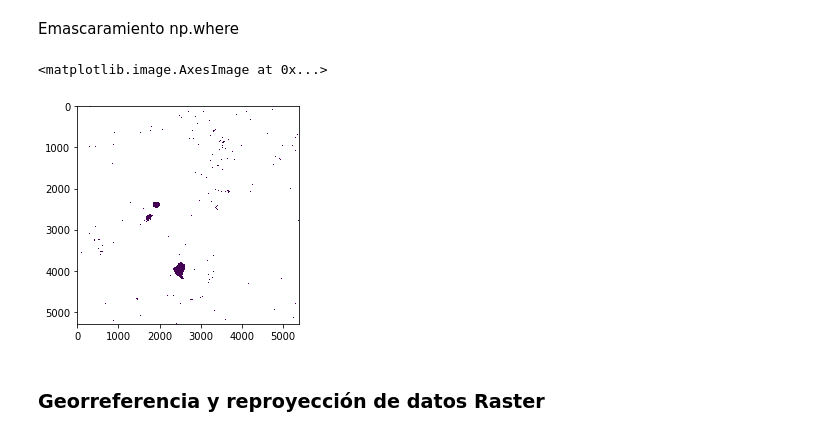
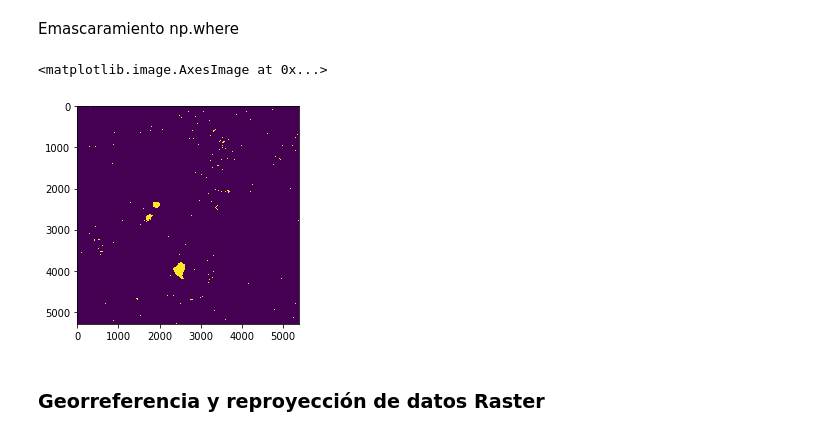
Before and after one commit to UrielMendoza/Curso-RV-python, a Jupyter notebook: Martes_resuelto.ipynb, the cells around one changed output. Cells and saved outputs as stored; diff of their text form; code cells hidden in the pictures.

```diff
--- a/Martes_resuelto.ipynb
+++ b/Martes_resuelto.ipynb
@@ -388,11 +381,11 @@ np.nanmax(ndwi)
 # %% [markdown]
 Emascaramiento np.where
 # %%
-ndwi = np.where(ndwi > 10 , np.nan,1)
+ndwi = np.where(ndwi > 10 , 0,1)
 plt.imshow(ndwi)
 # %% [output]
 <matplotlib.image.AxesImage at 0x...>
-[figure, old version]
+[figure, new version]
 # %% [markdown]
 ### **Georreferencia y reproyección de datos Raster**
 # %% [markdown]
```
Also changed, not shown: parts of 6 cells of this notebook.
